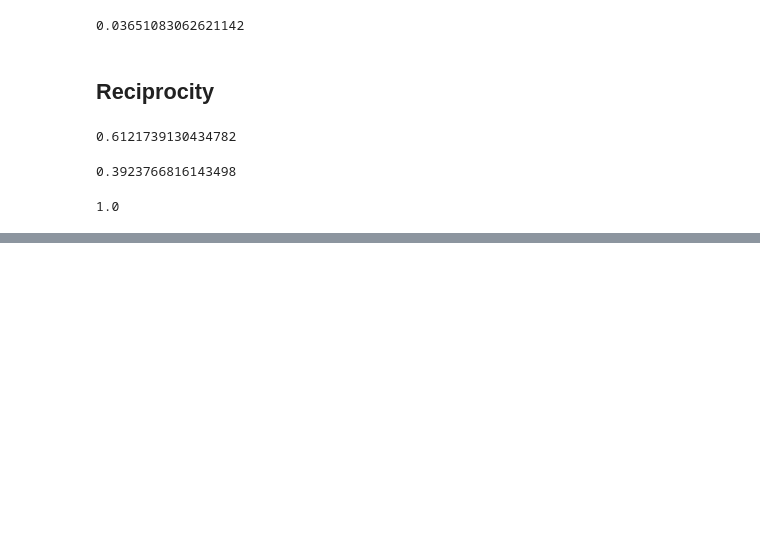
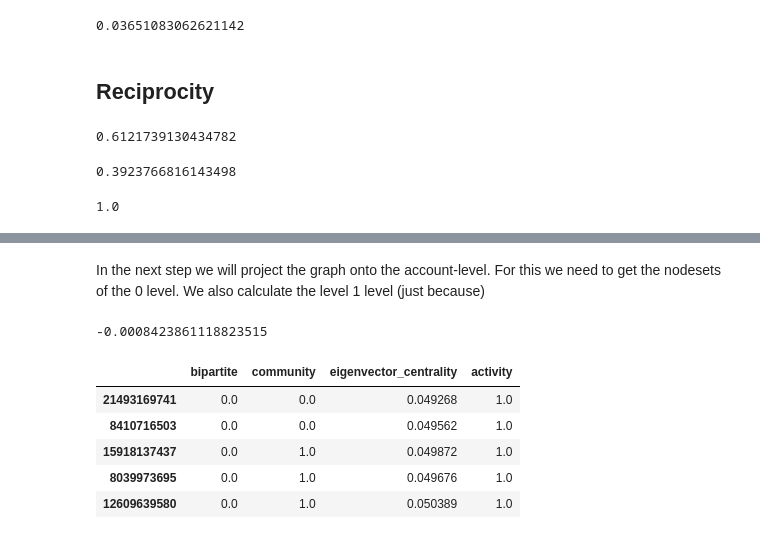
Before and after one commit to CALDISS-AAU/sdsphd19_coursematerials, a Jupyter notebook: notebooks/CALDISS_PHD_Intro_networks.ipynb, the cells around one changed output, grey strips where cells are left out. Drawn from its saved outputs; the diff is of its cells as text; code cells hidden in the pictures; blank space fills up the shorter version.

```diff
--- a/notebooks/CALDISS_PHD_Intro_networks.ipynb
+++ b/notebooks/CALDISS_PHD_Intro_networks.ipynb
@@ -804,0 +1184,14 @@ nx.overall_reciprocity(G_work)
+# %%
+# Let's add the edges to our graph
+B.add_edges_from(bi_edges)
+# %% [markdown]
+In the next step we will project the graph onto the account-level. For this we need to get the nodesets of the 0 level. We also calculate the level 1 level (just because)
+# %%
+# Extract a set of nodes with level 0
+top_nodes = {n for n, d in B.nodes(data=True) if d['bipartite']==0}
+
+# the remaining nodes are then level 1
+bottom_nodes = set(B) - top_nodes
+# %%
+# Let's project this graph using a weighted projection
+G_proj = bipartite.weighted_projected_graph(B, top_nodes)
@@ -804,0 +1209,16 @@ nx.overall_reciprocity(G_work)
+# %%
+# Do spammers connect more in terms of spamming about the same stuff?
+print(nx.numeric_assortativity_coefficient(G_proj,'activity'))
+# %% [output]
+-0.0008423861118823515
+# %%
+graph_proj_df = pd.DataFrame(dict(G_proj.nodes(data=True))).T
+# %%
+graph_proj_df.head()
+# %% [output]
+|  | bipartite | community | eigenvector_centrality | activity |
+| 21493169741 | 0.0 | 0.0 | 0.049268 | 1.0 |
+| 8410716503 | 0.0 | 0.0 | 0.049562 | 1.0 |
+| 15918137437 | 0.0 | 1.0 | 0.049872 | 1.0 |
+| 8039973695 | 0.0 | 1.0 | 0.049676 | 1.0 |
+| 12609639580 | 0.0 | 1.0 | 0.050389 | 1.0 |
```
Also changed, not shown: parts of 59 cells of this notebook.
